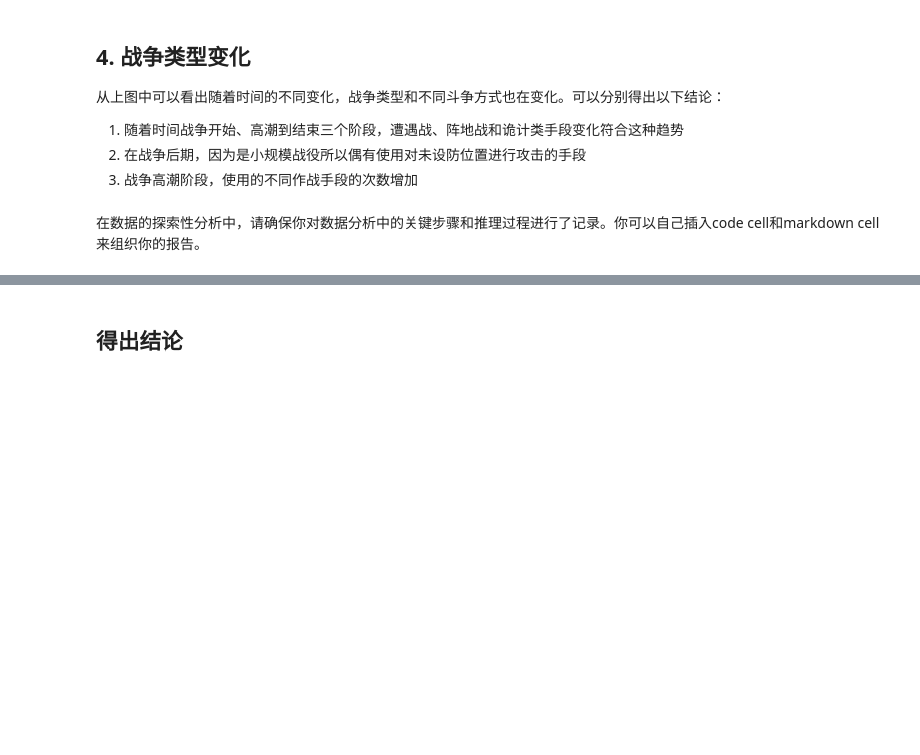
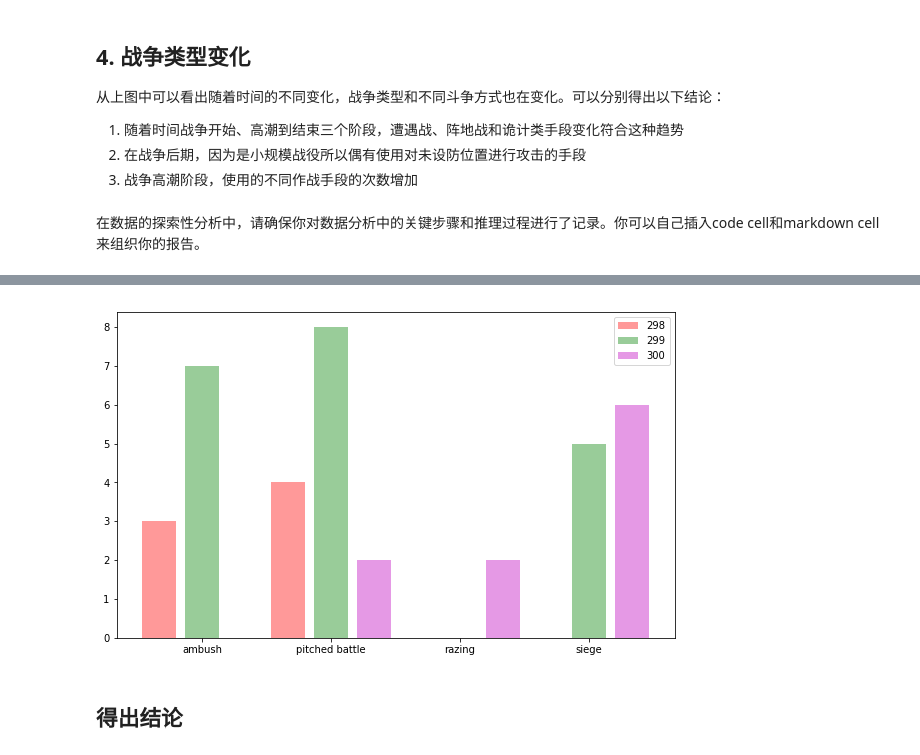
Before and after one commit to ZenRay/DAND_NewProject, a Jupyter notebook: FreeTrial_IceAndFire/Game_of_thrones_battle_analysis.ipynb, the cells around one changed output, grey strips where cells are left out. Drawn from its saved outputs; the diff is of its cells as text; code cells hidden in the pictures; blank space fills up the shorter version.

```diff
--- a/FreeTrial_IceAndFire/Game_of_thrones_battle_analysis.ipynb
+++ b/FreeTrial_IceAndFire/Game_of_thrones_battle_analysis.ipynb
@@ -498,6 +498,27 @@ attacker_size   -0.0002   0.0001 -1.9257 0.0541 -0.0005 0.0000
 defender_size   -0.0001   0.0001 -0.6555 0.5122 -0.0004 0.0002
 intercept        4.3836   2.2971  1.9083 0.0564 -0.1187 8.8859
 ==============================================================
+# %%
+battle_type = data.groupby(["year", "battle_type"])["battle_type"].count()
+
+battle_type = battle_type.unstack()
+battle_type.fillna(value=0., inplace=True)
+
+plt.figure(figsize=(10, 6))
+x_axis = np.arange(0, 10, 3)
+colors = ["r", "g", "m"]
+year = ["298", "299", "300"]
+for i in range(3):
+    plt.bar(x=x_axis+i, height=battle_type.iloc[i, :].get_values(), alpha=0.4, label=year[i], facecolor=colors[i])
+
+# locs, labels = plt.xticks()
+locs = x_axis+1
+labels = battle_type.columns.get_values()
+plt.xticks(locs, labels)
+plt.legend()
+plt.show()
+# %% [output]
+[figure, added]
 # %% [markdown]
 ## 得出结论
 # %% [markdown]
```
Also changed, not shown: parts of 1 cell of this notebook, 1 other file.
